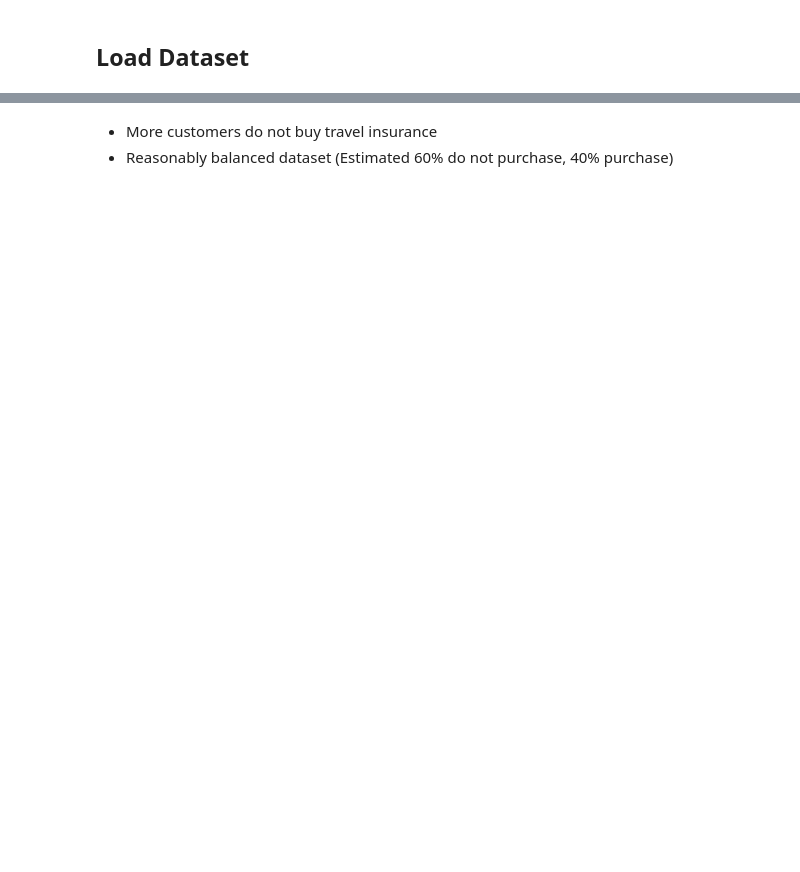
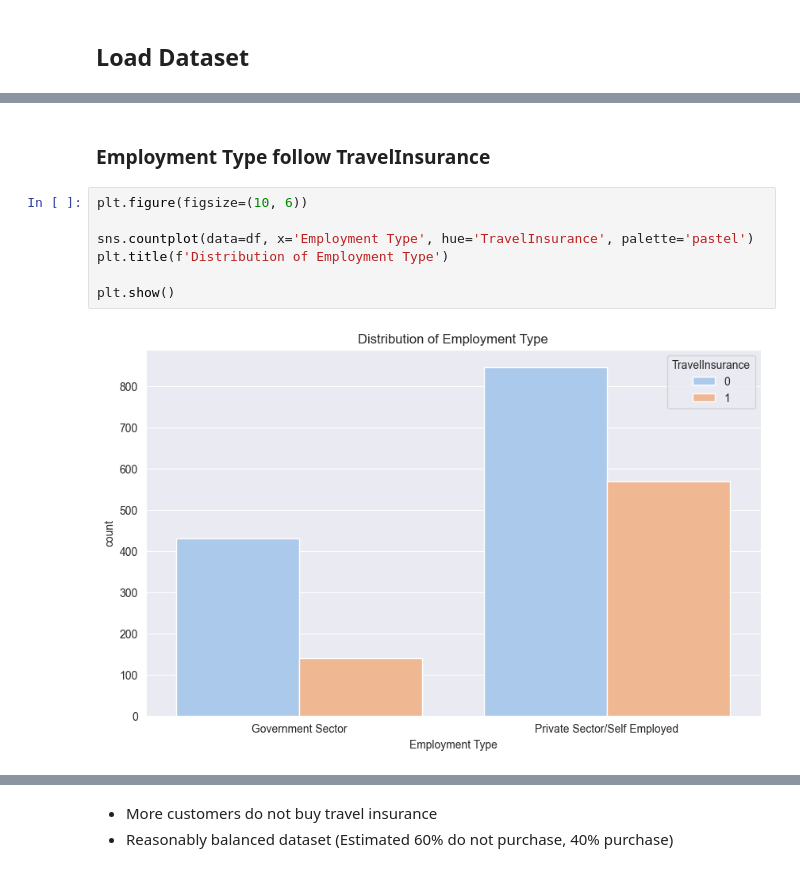
Before and after one commit to PhungThien63f/TravelInsurancePredictionData, a Jupyter notebook: Travel Insurance Prediction Data.ipynb, the cells around one changed output, grey strips where cells are left out. Drawn from its saved outputs; the diff is of its cells as text; blank space fills up the shorter version.

```diff
--- a/Travel Insurance Prediction Data.ipynb
+++ b/Travel Insurance Prediction Data.ipynb
@@ -88,0 +142,11 @@ memory usage: 139.8+ KB
+# %% [markdown]
+### Employment Type follow TravelInsurance
+# %%
+plt.figure(figsize=(10, 6))
+
+sns.countplot(data=df, x='Employment Type', hue='TravelInsurance', palette='pastel')
+plt.title(f'Distribution of Employment Type')
+
+plt.show()
+# %% [output]
+[figure, added]
```
Also changed, not shown: parts of 69 cells of this notebook.
